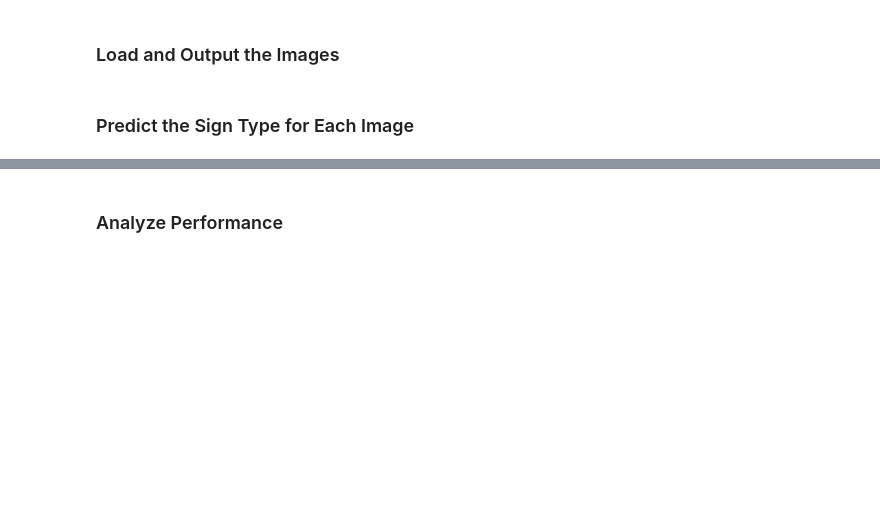
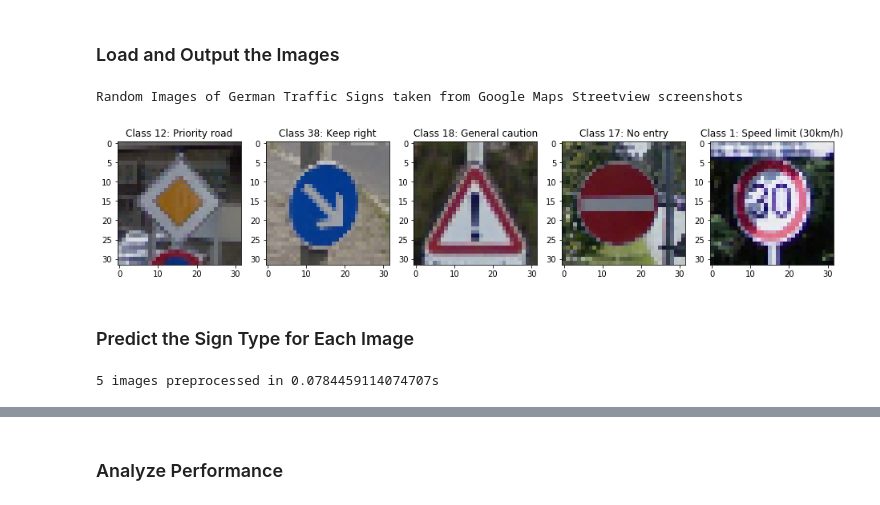
Before and after one commit to soniccrhyme/SDND-Project_2, a Jupyter notebook: Traffic_Sign_Classifier.ipynb, the cells around one changed output, grey strips where cells are left out. Drawn from its saved outputs; the diff is of its cells as text; code cells hidden in the pictures; blank space fills up the shorter version.

```diff
--- a/Traffic_Sign_Classifier.ipynb
+++ b/Traffic_Sign_Classifier.ipynb
@@ -495,6 +474,42 @@ You may find `signnames.csv` useful as it contains mappings from the class id (i
+# %%
+### Load the images and plot them here.
+
+def load_images():
+    custom_images = np.ndarray([0, 32, 32, 3])
+    for file in os.listdir('german_roadsigns'):
+        img = imread('german_roadsigns/{}'.format(file))
+        img = img[:,:,:3]
+        img = resize(img, (32,32))
+        custom_images = np.append(custom_images, [img], axis = 0)
+    return custom_images
+
+X_custom = load_images()
+y_custom = np.array([12, 38, 18, 17, 1])
+# %%
+fig, ((ax1,ax2,ax3,ax4,ax5)) = plt.subplots(1,5, figsize = (16,16))
+print('Random Images of German Traffic Signs taken from Google Maps Streetview screenshots')
+im1 = ax1.imshow(X_custom[0])
+ax1.set_title('Class {}: {}'.format(y_custom[0], signkey.loc[y_custom[0], 'SignName']))
+im2 = ax2.imshow(X_custom[1])
+ax2.set_title('Class {}: {}'.format(y_custom[1], signkey.loc[y_custom[1], 'SignName']))
+im3 = ax3.imshow(X_custom[2])
+ax3.set_title('Class {}: {}'.format(y_custom[2], signkey.loc[y_custom[2], 'SignName']))
+im4 = ax4.imshow(X_custom[3])
+ax4.set_title('Class {}: {}'.format(y_custom[3], signkey.loc[y_custom[3], 'SignName']))
+im5 = ax5.imshow(X_custom[4])
+ax5.set_title('Class {}: {}'.format(y_custom[4], signkey.loc[y_custom[4], 'SignName']))
+
+plt.show()
+# %% [output]
+Random Images of German Traffic Signs taken from Google Maps Streetview screenshots
+[figure, added]
 # %% [markdown]
 ### Predict the Sign Type for Each Image
 # %%
 ### Run the predictions here and use the model to output the prediction for each image.
 ### Make sure to pre-process the images with the same pre-processing pipeline used earlier.
 ### Feel free to use as many code cells as needed.
+X_custom_processed = preprocessing(X_custom, contrast_mode = 'adapt', scale = False)
+X_custom_processed = (X_custom_processed-128)/128
+# %% [output]
+5 images preprocessed in 0.0784459114074707s
```
Also changed, not shown: parts of 15 cells of this notebook.
